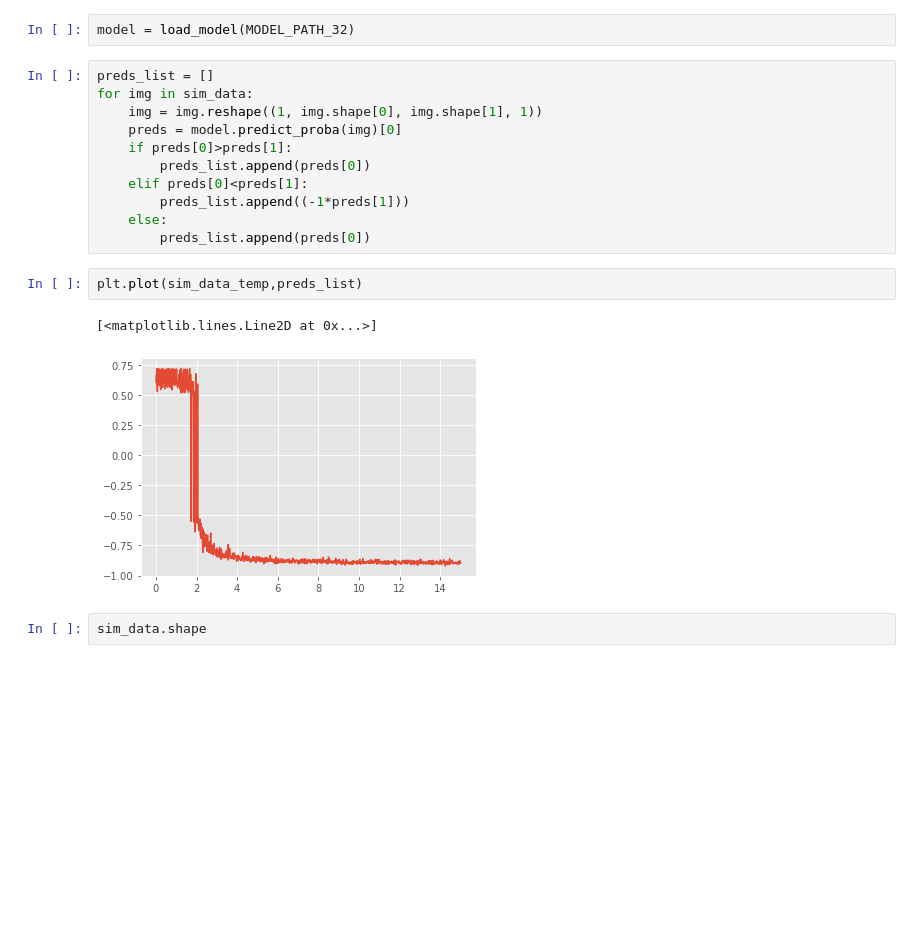
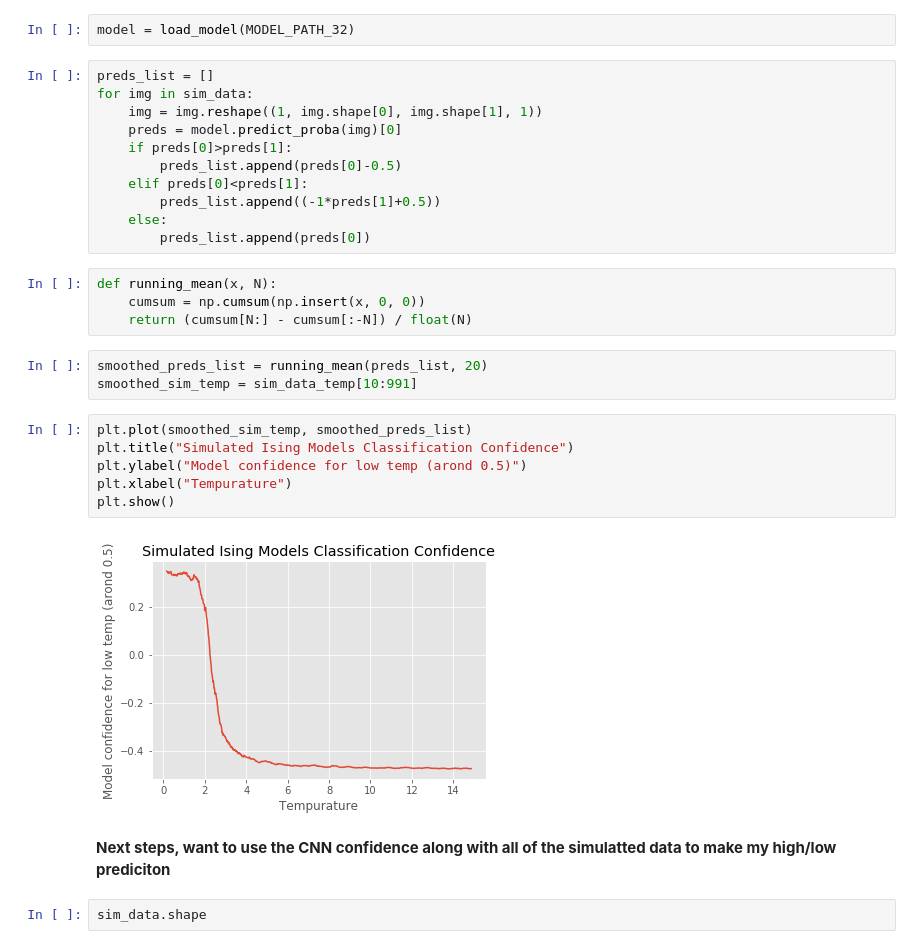
Before and after one commit to zmiller22/AM216, a Jupyter notebook: HW2/P2_Ising_2.ipynb, the cells around one changed output. Drawn from its saved outputs; the diff is of its cells as text; blank space fills up the shorter version.

```diff
--- a/HW2/P2_Ising_2.ipynb
+++ b/HW2/P2_Ising_2.ipynb
@@ -813,16 +813,28 @@ for img in sim_data:
     img = img.reshape((1, img.shape[0], img.shape[1], 1))
     preds = model.predict_proba(img)[0]
     if preds[0]>preds[1]:
-        preds_list.append(preds[0])
+        preds_list.append(preds[0]-0.5)
     elif preds[0]<preds[1]:
-        preds_list.append((-1*preds[1]))
+        preds_list.append((-1*preds[1]+0.5))
     else:
         preds_list.append(preds[0])
-# %%
-plt.plot(sim_data_temp,preds_list)
-# %% [output]
-[<matplotlib.lines.Line2D at 0x...>]
-[figure, removed]
+# %%
+def running_mean(x, N):
+    cumsum = np.cumsum(np.insert(x, 0, 0))
+    return (cumsum[N:] - cumsum[:-N]) / float(N)
+# %%
+smoothed_preds_list = running_mean(preds_list, 20)
+smoothed_sim_temp = sim_data_temp[10:991]
+# %%
+plt.plot(smoothed_sim_temp, smoothed_preds_list)
+plt.title("Simulated Ising Models Classification Confidence")
+plt.ylabel("Model confidence for low temp (arond 0.5)")
+plt.xlabel("Tempurature")
+plt.show()
+# %% [output]
+[figure, added]
+# %% [markdown]
+__Next steps, want to use the CNN confidence along with all of the simulatted data to make my high/low prediciton__
 # %%
 sim_data.shape
 # %% [output]
```
Also changed, not shown: parts of 3 cells of this notebook.
